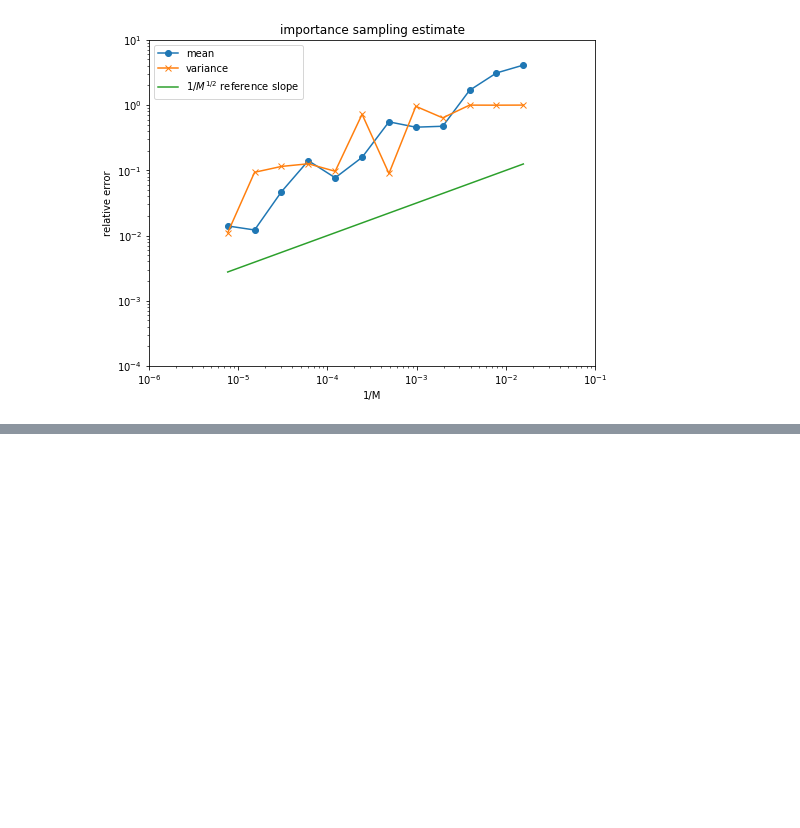
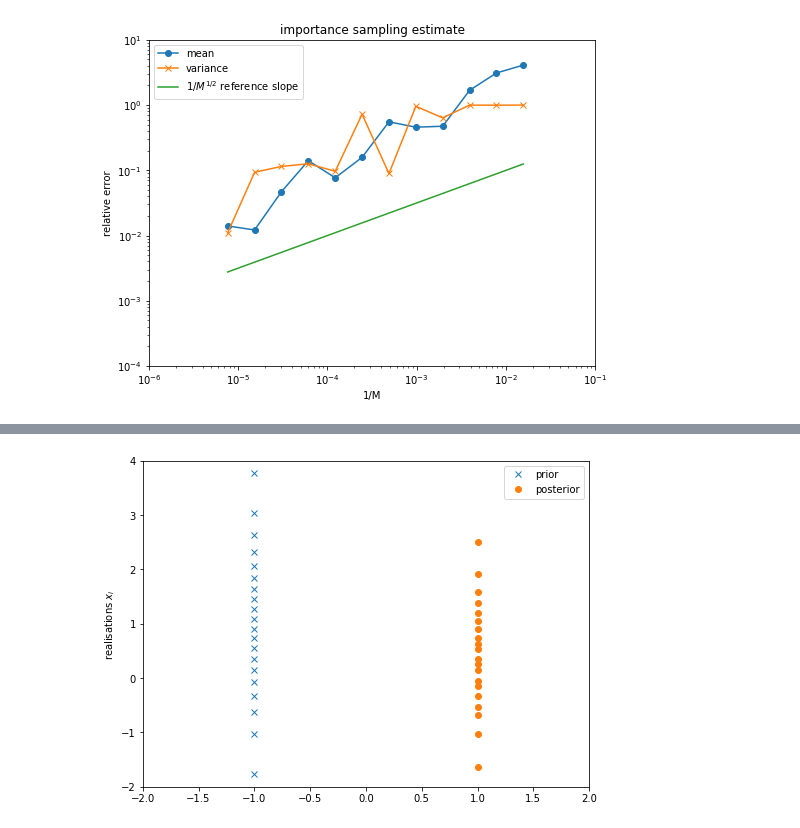
Before and after one commit to ray-chew/probabilistic_forecasting_examples, a Jupyter notebook: Chapter 5.ipynb, the cells around one changed output, grey strips where cells are left out. Drawn from its saved outputs; the diff is of its cells as text; code cells hidden in the pictures; blank space fills up the shorter version.

```diff
--- a/Chapter 5.ipynb
+++ b/Chapter 5.ipynb
@@ -226,0 +292,11 @@ plt.show()
+# %%
+fig5 = plt.figure(figsize=(8,6))
+plt.plot(-np.ones(xf.shape),xf, 'x', label="prior")
+plt.plot(np.ones(xa.shape),xa, 'o', label="posterior")
+plt.legend()
+plt.xlim([-2,2])
+plt.ylim([-2,4])
+plt.ylabel("realisations $x_i$")
+plt.show()
+# %% [output]
+[figure, added]
```
Also changed, not shown: parts of 7 cells of this notebook.
